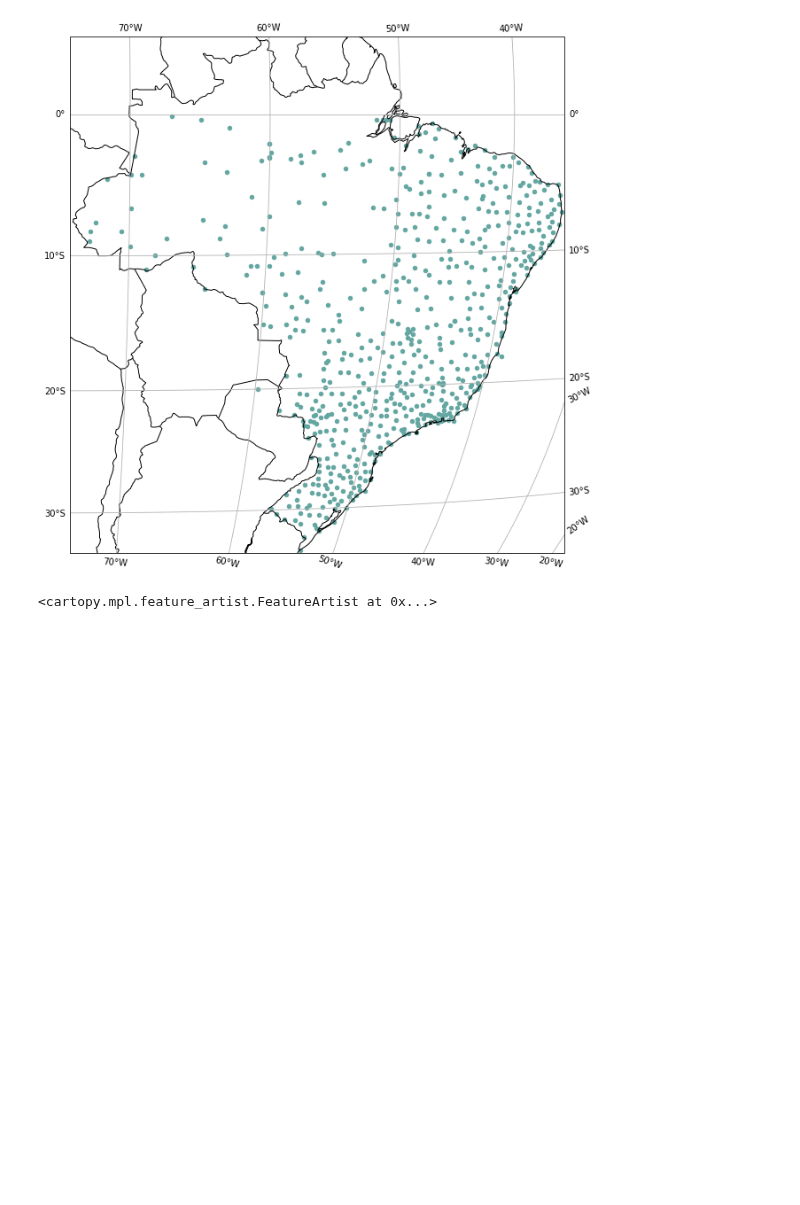
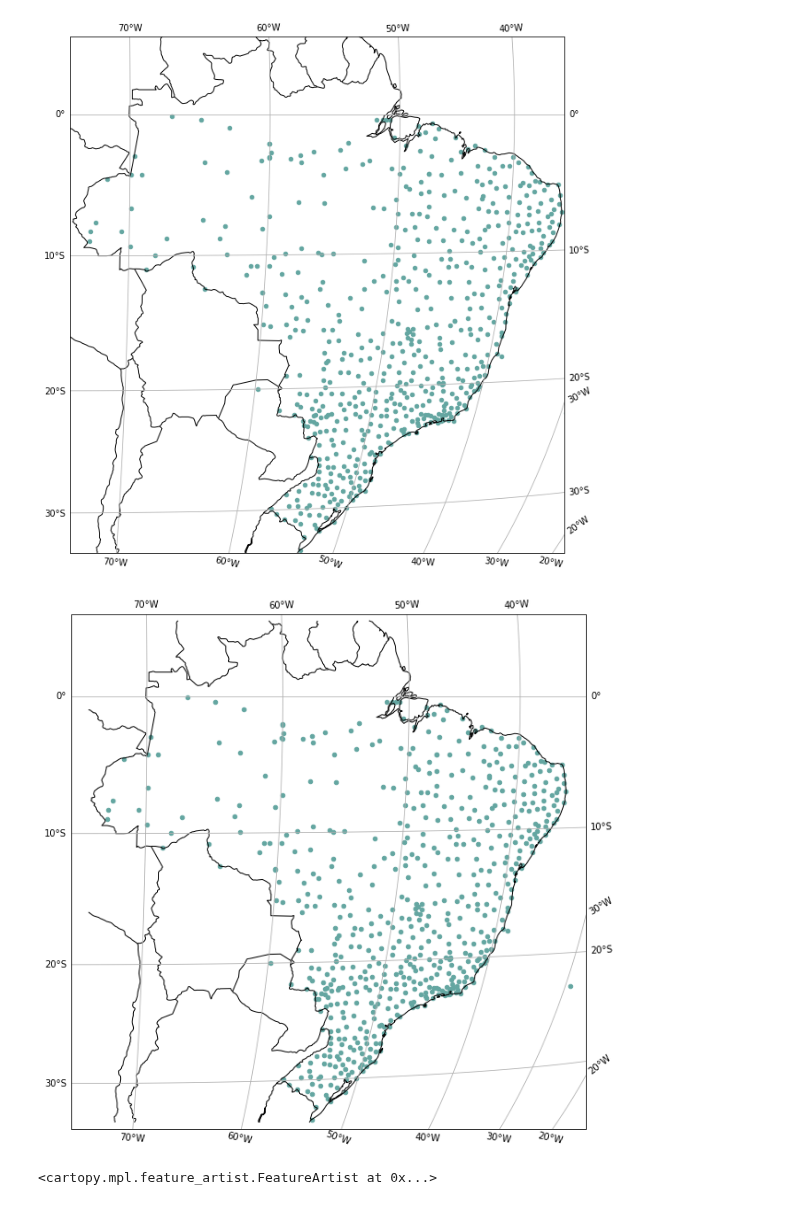
Before and after one commit to ingridingemarsson/geostat-masters-thesis, a Jupyter notebook: notebooks/view_rain_gauge_data.ipynb, the cells around one changed output. Saved outputs shown, nothing was run; the diff lists cells and outputs as text; code cells hidden in the pictures; blank space fills up the shorter version.

```diff
--- a/notebooks/view_rain_gauge_data.ipynb
+++ b/notebooks/view_rain_gauge_data.ipynb
@@ -124,6 +238,30 @@ ax.set_ylabel('y')
 plt.show()
 # %% [output]
 [figure]
+# %%
+ext_ind_extent = [1344, 2217, 2368, 1193]
+projcoords_x, projcoords_y =  plot_dataset_funs.area_def.get_proj_vectors()
+ext_area_extent = [projcoords_x[ext_ind_extent[0]], projcoords_y[ext_ind_extent[1]],
+                   projcoords_x[ext_ind_extent[2]], projcoords_y[ext_ind_extent[3]]]
+
+area_def_ext_region = plot_dataset_funs.area_def.copy(area_extent = ext_area_extent,
+                                                  height = 1024,
+                                                  width = 1024)
+crs = area_def_ext_region.to_cartopy_crs()
+fig, ax = plt.subplots(subplot_kw={'projection': crs}, figsize = (10,11))
+
+ax.scatter(x=lonlats_df.lon, y=lonlats_df.lat, transform=ccrs.PlateCarree(), s=20, color='#64a6a1')
+
+ax.coastlines()
+ax.gridlines(draw_labels=True)
+ax.add_feature(cartopy.feature.BORDERS)
+ax.set_global()
+#ax.title.set_text(plot_title)
+ax.set_xlabel('x')
+ax.set_ylabel('y')
+plt.show()
+# %% [output]
+[figure, added]
 # %%
 fig, ax = plt.subplots(subplot_kw={'projection': ccrs.PlateCarree()}, figsize = (10,11))
 ax.scatter(x=lonlats_df.lon, y=lonlats_df.lat,  transform=ccrs.PlateCarree())
```
Also changed, not shown: parts of 15 cells of this notebook.
